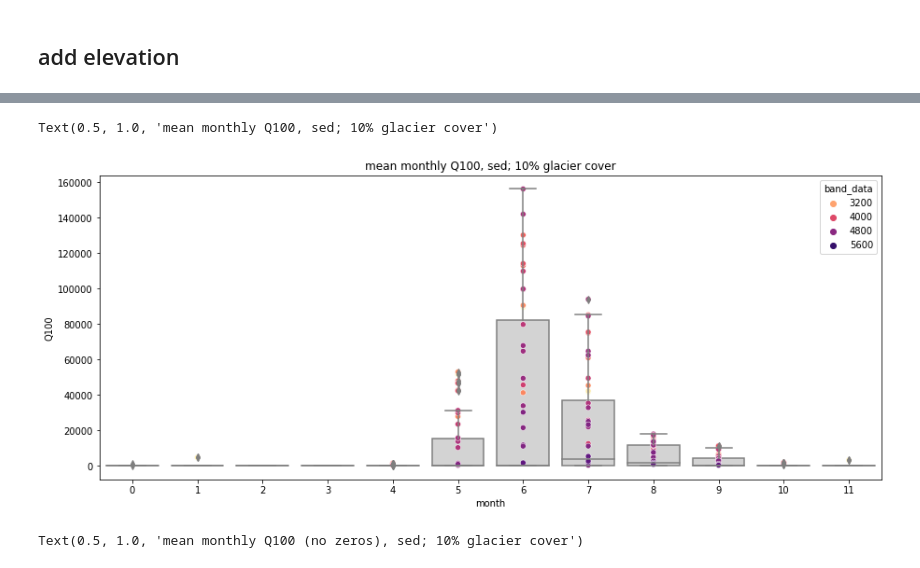
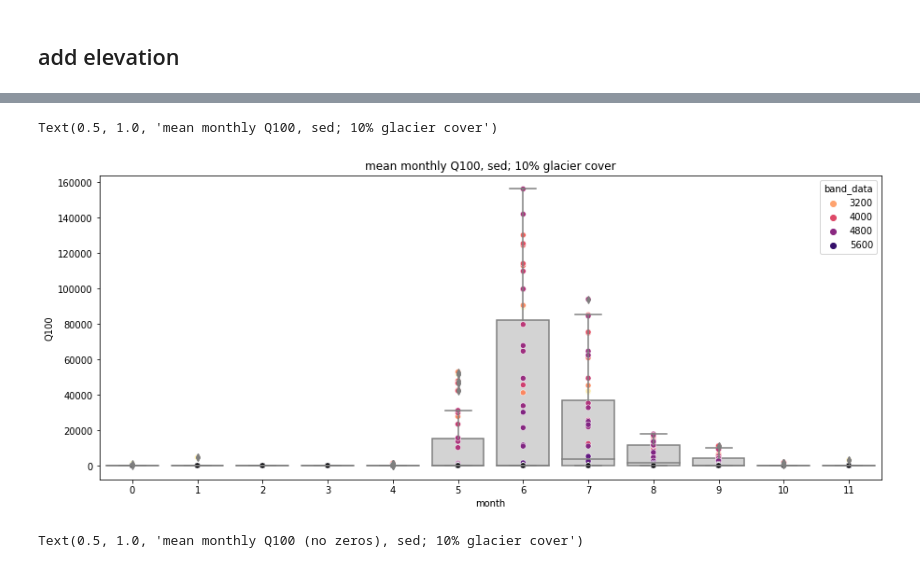
Before and after one commit to varyabazilova/sedcas_sediments_hma, a Jupyter notebook: 202405_modelruns/magnitude_frequency.ipynb, the cells around one changed output, grey strips where cells are left out. Cells and saved outputs as stored; diff of their text form; code cells hidden in the pictures.

```diff
--- a/202405_modelruns/magnitude_frequency.ipynb
+++ b/202405_modelruns/magnitude_frequency.ipynb
@@ -366,16 +438,16 @@ Text(0.5, 1.0, 'elevation is sorted from low to high')
 # %%
 
 plt.figure(figsize=(15, 6))  # Optional: Set the figure size
 boxplots = sns.boxplot(x='month', y='Q100',  data=df1, color = 'lightgrey')#, palette = 'magma_r')#, legend=False)
 
 palette = plt.cm.magma_r
 
-scatter = sns.scatterplot(data=df_nozero, x='month', y='Q100', hue='band_data', palette=palette)#, marker='o')#, markersize = 10)
+scatter = sns.scatterplot(data=df1, x='month', y='Q100', hue='band_data', palette=palette)#, marker='o')#, markersize = 10)
 
 plt.title('mean monthly Q100, sed; 10% glacier cover')
 # %% [output]
 Text(0.5, 1.0, 'mean monthly Q100, sed; 10% glacier cover')
-[figure, old version]
+[figure, new version]
 # %%
 df_nozero = df1.replace(0,  np.nan)
 
```
Also changed, not shown: parts of 18 cells of this notebook, 1 other file.
